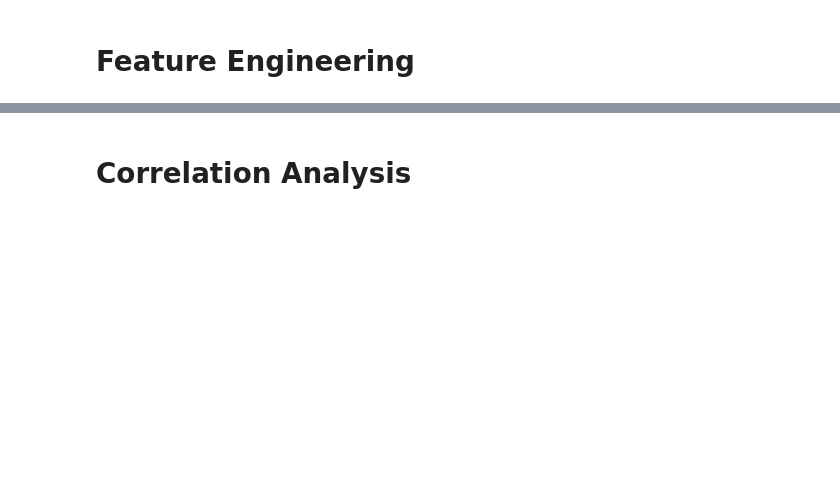
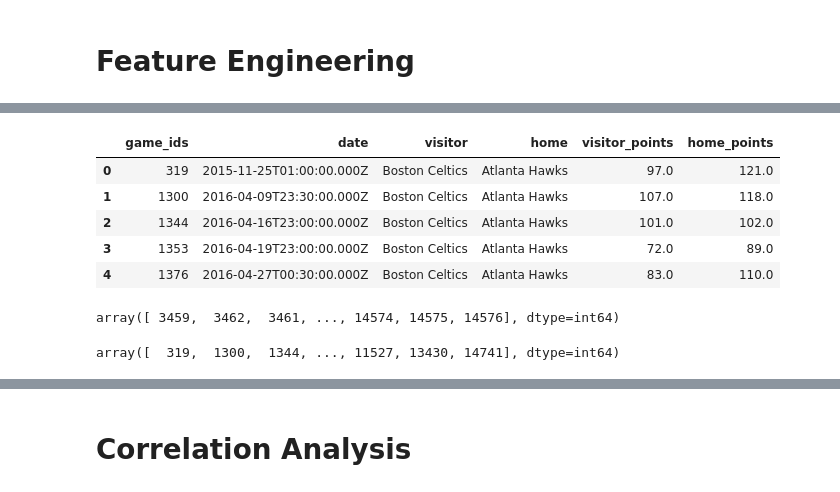
Before and after one commit to VincentGordon-Data-Analyst/nba-api, a Jupyter notebook: nba_team_analysis.ipynb, the cells around one changed output, grey strips where cells are left out. Cells and saved outputs as stored; diff of their text form; code cells hidden in the pictures; blank space fills up the shorter version.

```diff
--- a/nba_team_analysis.ipynb
+++ b/nba_team_analysis.ipynb
@@ -111 +112,23 @@ Index(['visitor_points', 'visitor_fgm', 'visitor_fga', 'visitor_fgp',
       dtype='object')
+# %%
+# Create win_pct column
+# A second dataframe will have to be used to merge to the above data frame
+# Both will be merged on the column 'game_id' so that the dates can be used
+# Read in game scores data
+game_score_df = pd.read_excel('./data/apiGameScores.xlsx')
+game_score_df.head()
+# %% [output]
+|  | game_ids | date | visitor | home | visitor_points | home_points |
+| 0 | 319 | 2015-11-25T01:00:00.000Z | Boston Celtics | Atlanta Hawks | 97.0 | 121.0 |
+| 1 | 1300 | 2016-04-09T23:30:00.000Z | Boston Celtics | Atlanta Hawks | 107.0 | 118.0 |
+| 2 | 1344 | 2016-04-16T23:00:00.000Z | Boston Celtics | Atlanta Hawks | 101.0 | 102.0 |
+| 3 | 1353 | 2016-04-19T23:00:00.000Z | Boston Celtics | Atlanta Hawks | 72.0 | 89.0 |
+| 4 | 1376 | 2016-04-27T00:30:00.000Z | Boston Celtics | Atlanta Hawks | 83.0 | 110.0 |
+# %%
+df['game_id'].values
+# %% [output]
+array([ 3459,  3462,  3461, ..., 14574, 14575, 14576], dtype=int64)
+# %%
+game_score_df['game_ids'].values
+# %% [output]
+array([  319,  1300,  1344, ..., 11527, 13430, 14741], dtype=int64)
```
Also changed, not shown: parts of 27 cells of this notebook, 6 other files.
